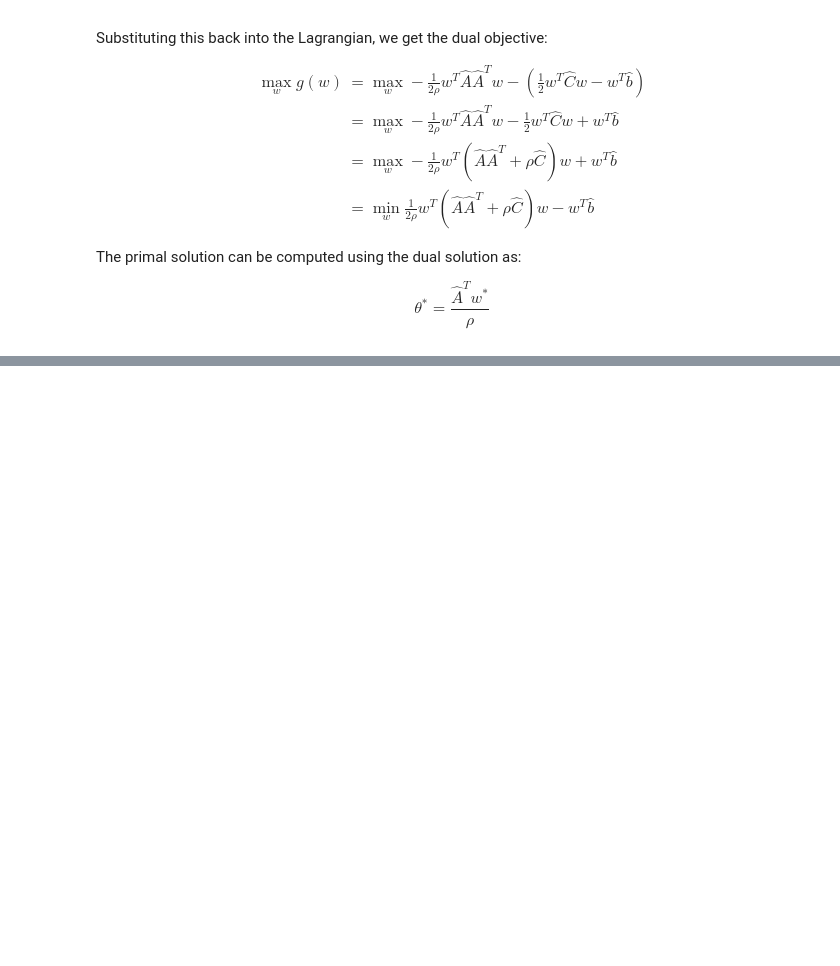
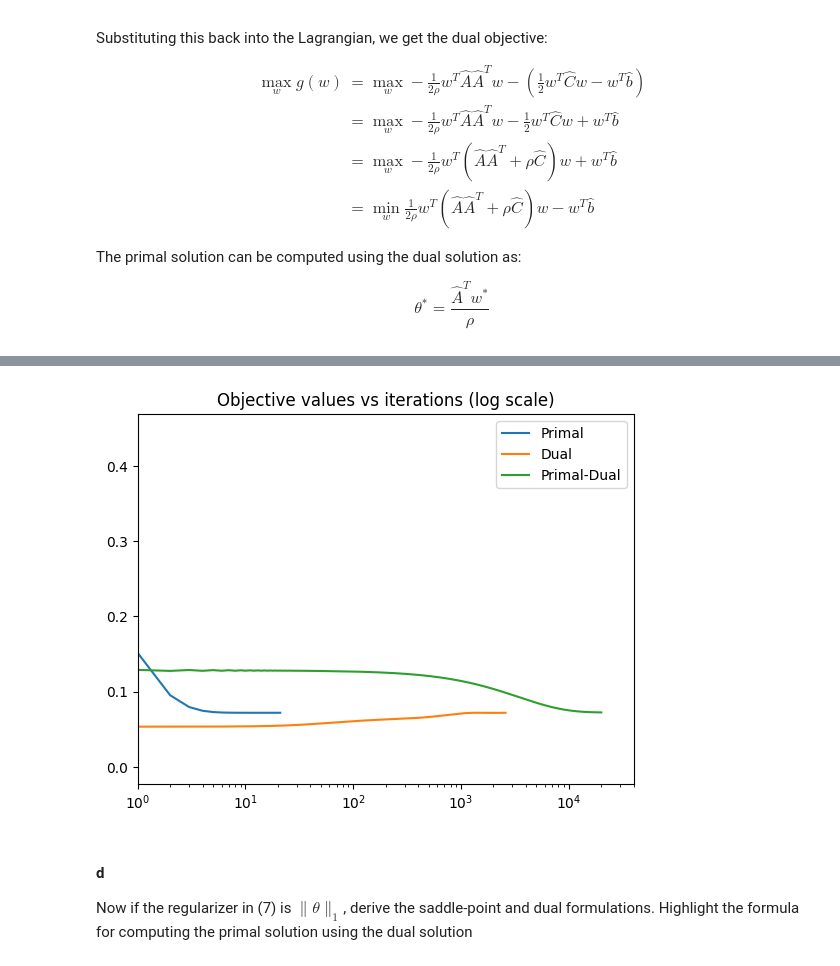
Before and after one commit to GauthamBellamkonda/ConvexOptProject, a Jupyter notebook: code.ipynb, the cells around one changed output, grey strips where cells are left out. Cells and saved outputs as stored; diff of their text form; code cells hidden in the pictures; blank space fills up the shorter version.

```diff
--- a/code.ipynb
+++ b/code.ipynb
@@ -256,0 +344,17 @@ Time taken to run accelerated gradient descent:  3.599876880645752
+# %%
+# plot the objective values vs iterations (log scale) for all three methods
+
+plt.plot(objective_values_primal, label="Primal")
+plt.plot(objective_values_dual, label="Dual")
+plt.plot(objective_values_pd, label="Primal-Dual")
+plt.xscale("log")
+plt.xlim(1, 2*np.max([len(objective_values_primal), len(objective_values_dual), len(objective_values_pd)]))
+plt.legend()
+plt.title("Objective values vs iterations (log scale)")
+plt.show()
+# %% [output]
+[figure, added]
+# %% [markdown]
+#### d
+
+Now if the regularizer in (7) is $\|\theta\|_1$, derive the saddle-point and dual formulations. Highlight the formula for computing the primal solution using the dual solution
```
Also changed, not shown: parts of 18 cells of this notebook, 1 other file.
